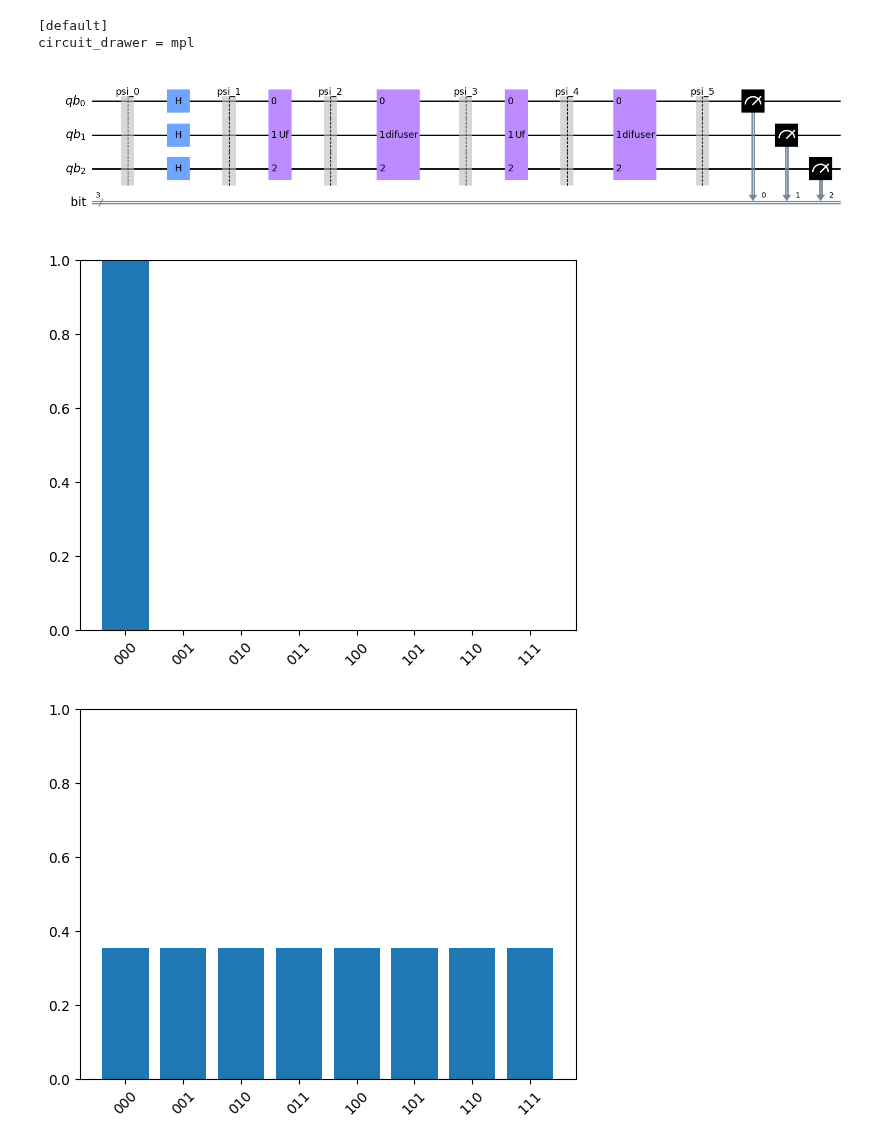
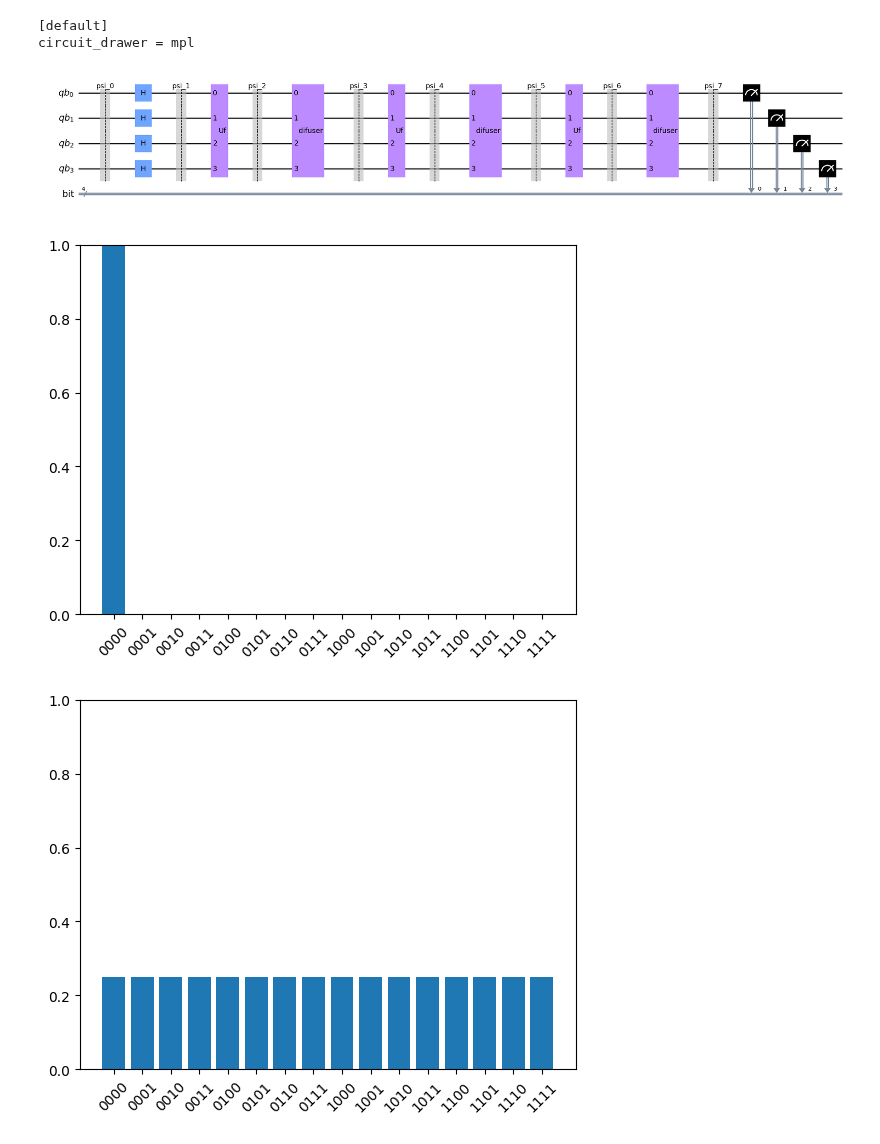
Before and after one commit to mrromaniuc/quantum-computing, a Jupyter notebook: QC_Groover_Algorithm.ipynb, the cells around one changed output. Cells and saved outputs as stored; diff of their text form; code cells hidden in the pictures.

```diff
--- a/QC_Groover_Algorithm.ipynb
+++ b/QC_Groover_Algorithm.ipynb
@@ -22,13 +22,13 @@ import numpy as np
 from qiskit.quantum_info.operators import Operator
 from qiskit import QuantumCircuit, QuantumRegister
 
-n_qubits = 3
-w = np.array([[0], [0], [0], [1], [0], [0], [0], [0]])
+n_qubits = 4
+w = (1/np.sqrt(2))*np.array([[0], [0], [0], [1], [0], [1], [0], [0], [0], [0], [0], [0], [0], [0], [0], [0]])
 
 mw = np.identity(2**n_qubits) - 2*np.conjugate(w.T)*w
 Uf = Operator(mw)
 
-zero = np.array([[1], [0], [0], [0], [0], [0], [0], [0]])
+zero = np.array([[1], [0], [0], [0], [0], [0], [0], [0], [0], [0], [0], [0], [0], [0], [0], [0]])
 mUf0 = 2*np.conjugate(zero.T)*zero - np.identity(2**n_qubits)
 Uf0 = Operator(mUf0)
 
@@ -50,35 +50,43 @@ cr = ClassicalRegister(n_qubits, 'bit')
 qc = QuantumCircuit()
 qc.add_register(qr)
 qc.add_register(cr)
 
 psi_0 = Statevector.from_instruction(qc)
 qc.barrier(label="psi_0")
 
 qc.h(qr)
 psi_1 = Statevector.from_instruction(qc)
 qc.barrier(label="psi_1")
 
 qc.unitary(Uf, [i for i in range(n_qubits)], label="Uf")
 psi_2 = Statevector.from_instruction(qc)
 qc.barrier(label="psi_2")
 
 qc.append(difuser, [i for i in range(n_qubits)])
 psi_3 = Statevector.from_instruction(qc)
 qc.barrier(label="psi_3")
 
 qc.unitary(Uf, [i for i in range(n_qubits)], label="Uf")
 psi_4 = Statevector.from_instruction(qc)
 qc.barrier(label="psi_4")
 
 qc.append(difuser, [i for i in range(n_qubits)])
 psi_5 = Statevector.from_instruction(qc)
 qc.barrier(label="psi_5")
 
+qc.unitary(Uf, [i for i in range(n_qubits)], label="Uf")
+psi_6 = Statevector.from_instruction(qc)
+qc.barrier(label="psi_6")
+
+qc.append(difuser, [i for i in range(n_qubits)])
+psi_7 = Statevector.from_instruction(qc)
+qc.barrier(label="psi_7")
+
 qc.measure(qr, cr)
 
-qc.draw()
+qc.draw(fold=-1)
 # %% [output]
-[figure, old version]
+[figure, new version]
 # %%
 import matplotlib.pyplot as plt
 
@@ -92,11 +100,11 @@ def plot(psi, n_qubits):
 
 plot(psi_0, n_qubits)
 # %% [output]
-[figure, old version]
+[figure, new version]
 # %%
 plot(psi_1, n_qubits)
 # %% [output]
-[figure, old version]
+[figure, new version]
 # %%
 plot(psi_2, n_qubits)
 # %% [output]
```
Also changed, not shown: parts of 7 cells of this notebook.
